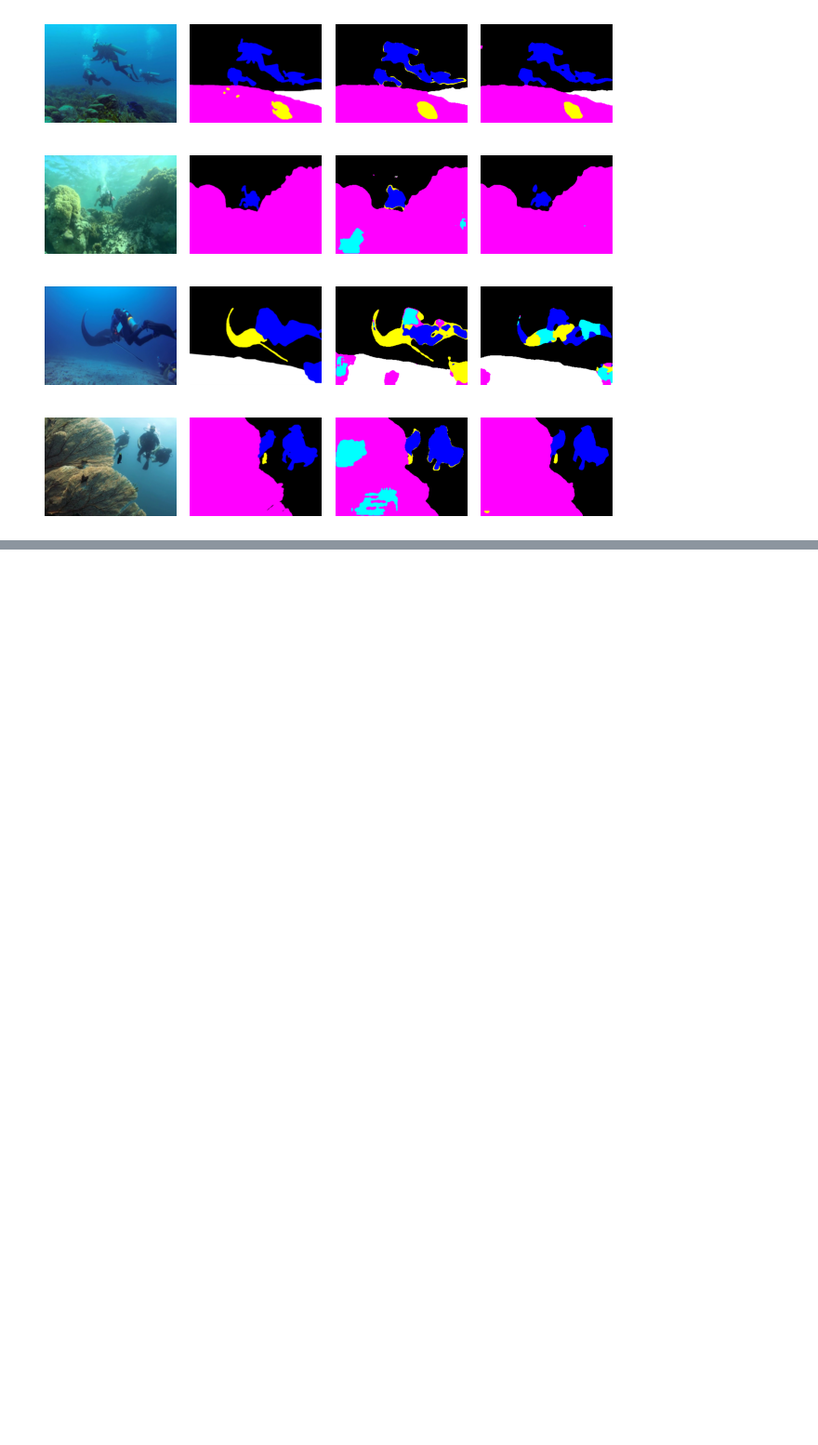
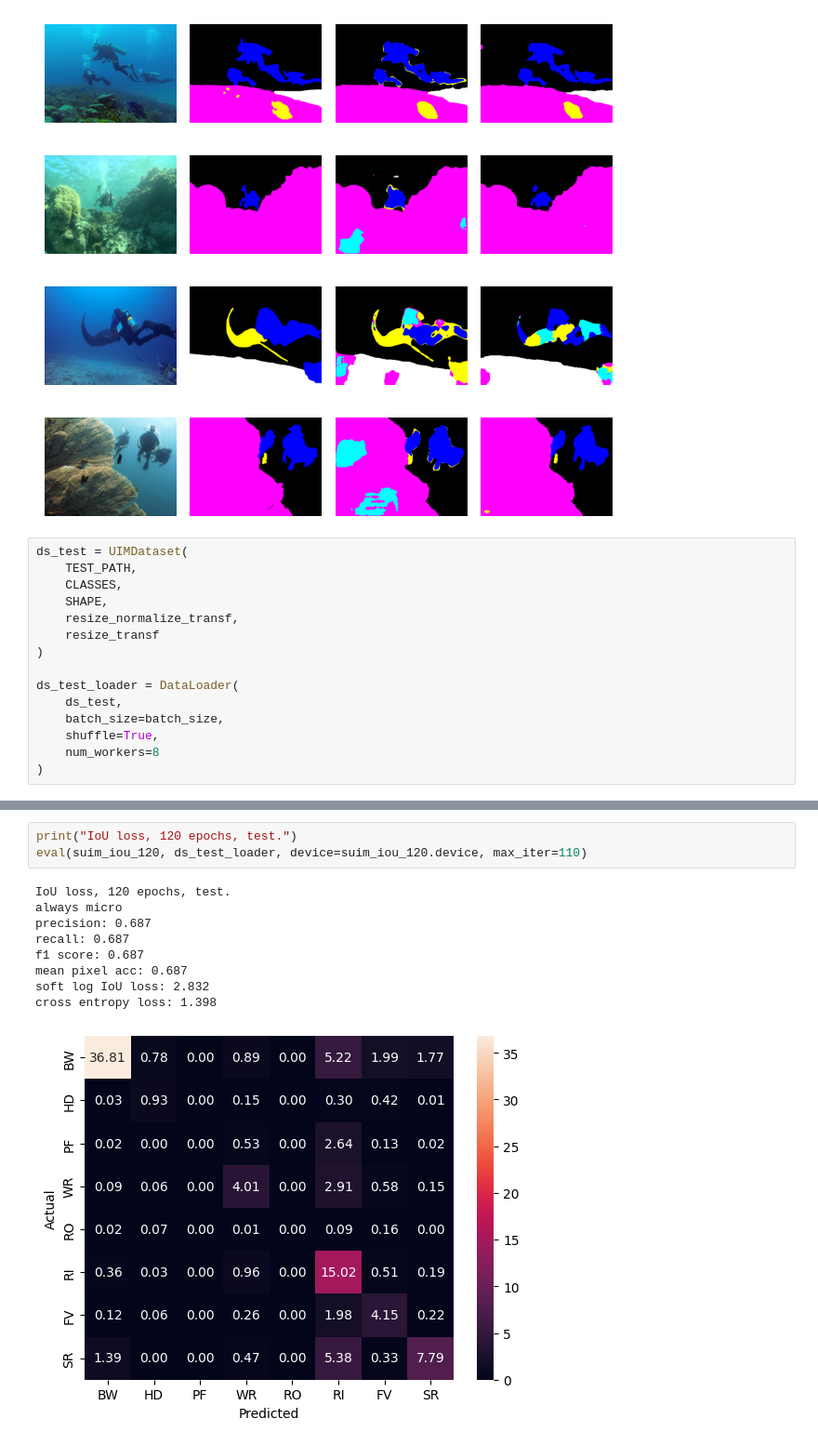
Before and after one commit to delimarr/bveri_miniprojekt, a Jupyter notebook: suim_net.ipynb, the cells around one changed output, grey strips where cells are left out. Shown at 93% size. Drawn from its saved outputs; the diff is of its cells as text; blank space fills up the shorter version.

```diff
--- a/suim_net.ipynb
+++ b/suim_net.ipynb
@@ -141,3 +121,18 @@ image, image_label, IoU loss, cross entropy loss
 [figure]
 [figure]
 [figure]
+# %%
+ds_test = UIMDataset(
+    TEST_PATH,
+    CLASSES,
+    SHAPE,
+    resize_normalize_transf,
+    resize_transf
+)
+
+ds_test_loader = DataLoader(
+    ds_test,
+    batch_size=batch_size,
+    shuffle=True,
+    num_workers=8
+)
@@ -157 +154,14 @@ cross entropy loss: 1.200
+# %%
+print("IoU loss, 120 epochs, test.")
+eval(suim_iou_120, ds_test_loader, device=suim_iou_120.device, max_iter=110)
+# %% [output]
+IoU loss, 120 epochs, test.
+always micro
+precision: 0.687
+recall: 0.687
+f1 score: 0.687
+mean pixel acc: 0.687
+soft log IoU loss: 2.832
+cross entropy loss: 1.398
+[figure, added]
 # %%
```
Also changed, not shown: parts of 13 cells of this notebook, 15 other files.
